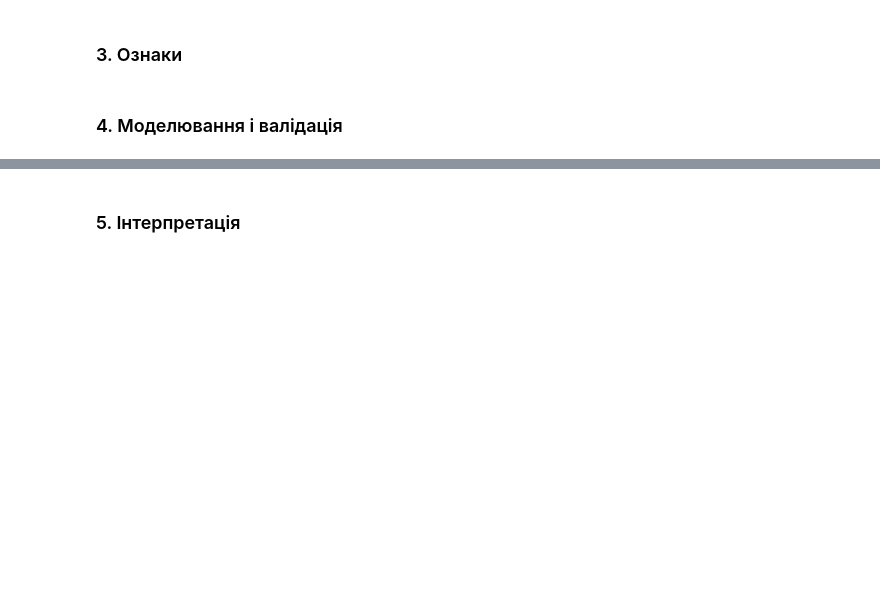
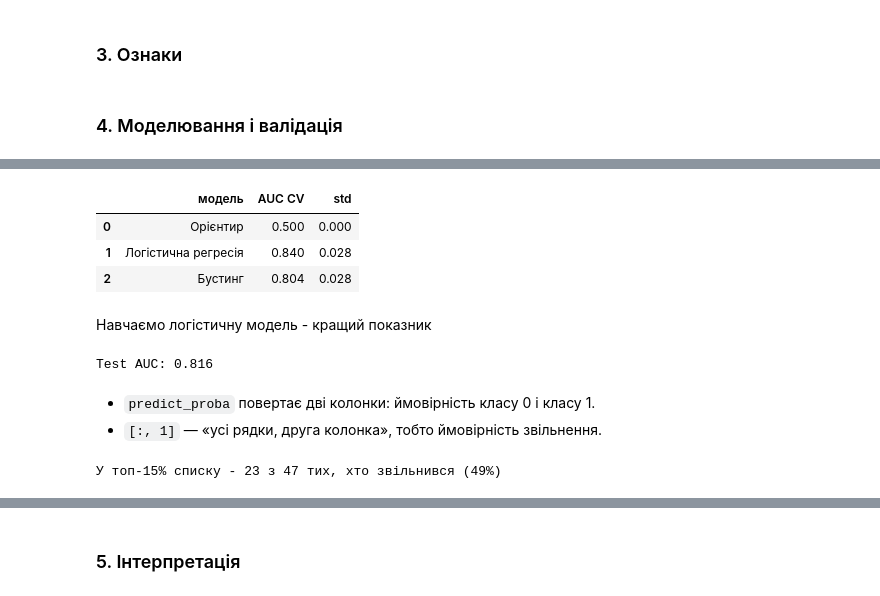
Before and after one commit to RomanLuja/ML, a Jupyter notebook: project_kickoff.ipynb, the cells around one changed output, grey strips where cells are left out. Cells and saved outputs as stored; diff of their text form; code cells hidden in the pictures; blank space fills up the shorter version.

```diff
--- a/project_kickoff.ipynb
+++ b/project_kickoff.ipynb
@@ -175,0 +203,15 @@ candidates = {
+# %%
+candidates = {
+    "Орієнтир": Pipeline([
+                    ('prep', prep(False)),
+                    ('model', DummyClassifier(strategy='prior'))
+                ]),
+    "Логістична регресія": Pipeline([
+                    ('prep', prep(True)),
+                    ('model', LogisticRegression(max_iter=2000))
+                ]),
+    "Бустинг": Pipeline([
+                    ('prep', prep(False)),
+                    ('model', HistGradientBoostingClassifier(learning_rate=0.05, random_state=42))
+                ])
+}
@@ -175,0 +224,35 @@ candidates = {
+# %%
+cv = StratifiedKFold(5, shuffle=True, random_state=42)
+
+journal = []
+for name, model in candidates.items():
+    sc = cross_val_score(model, X_train, y_train, cv=cv, scoring="roc_auc")
+    journal.append({"модель": name, "AUC CV": sc.mean(), "std": sc.std()})
+
+pd.DataFrame(journal).round(3)
+# %% [output]
+|  | модель | AUC CV | std |
+| 0 | Орієнтир | 0.500 | 0.000 |
+| 1 | Логістична регресія | 0.840 | 0.028 |
+| 2 | Бустинг | 0.804 | 0.028 |
+# %% [markdown]
+Навчаємо логістичну  модель - кращий показник
+# %%
+final = candidates["Логістична регресія"].fit(X_train, y_train)
+proba = final.predict_proba(X_test)[:, 1]  # y_predict
+print(f"Test AUC: {roc_auc_score(y_test, proba):.3f}")
+# %% [output]
+Test AUC: 0.816
+# %% [markdown]
+- `predict_proba` повертає дві колонки: ймовірність класу 0 і класу 1.
+- `[:, 1]` — «усі рядки, друга колонка», тобто ймовірність звільнення.
+# %%
+# Бізнес-метрика: топ-15 % списку
+# Беремо 15 % людей з найвищим ризиком і рахуємо, скільки з них справді звільнилися.
+
+top = np.argsort(-proba)[: int(0.15 * len(proba))]
+print(f"У топ-15% списку - {y_test.iloc[top].sum()} з {y_test.sum()} тих, хто звільнився ({y_test.iloc[top].sum() / y_test.sum():.0%})")
+
+# У топ-15% списку - 80 з 100 тих, хто звільнився (80%)
+# %% [output]
+У топ-15% списку - 23 з 47 тих, хто звільнився (49%)
```
Also changed, not shown: parts of 15 cells of this notebook.
